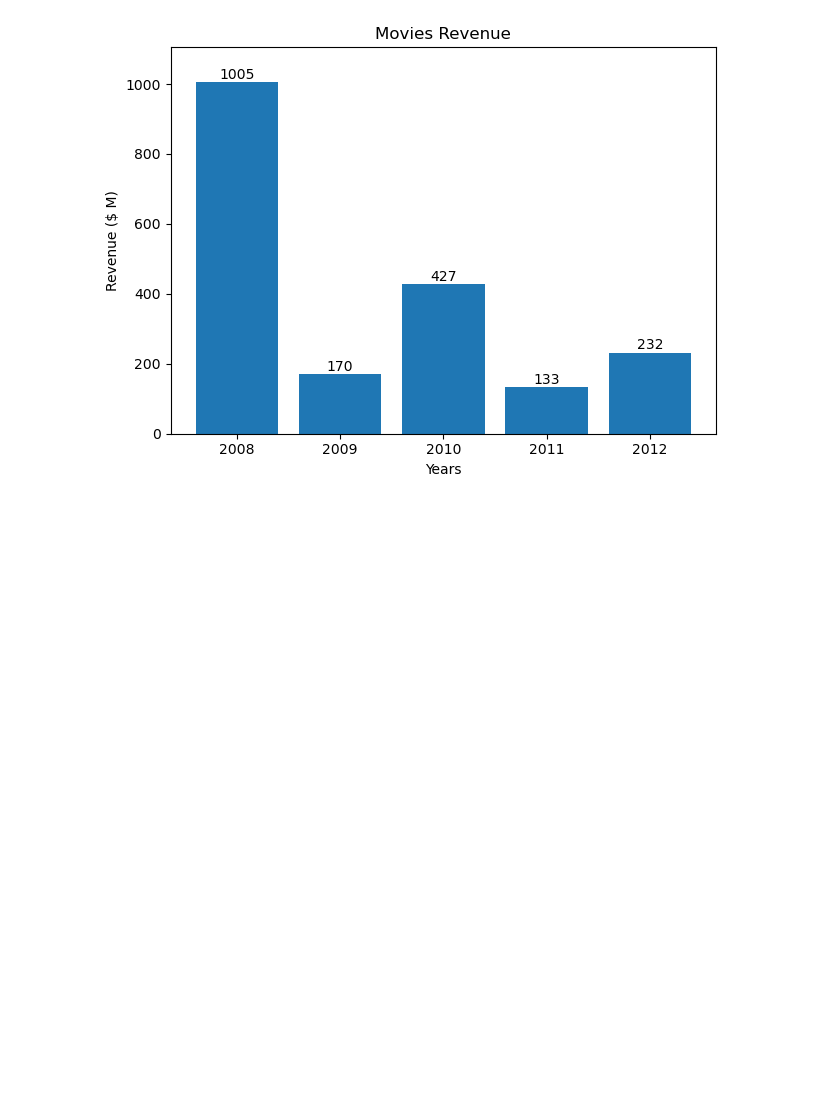
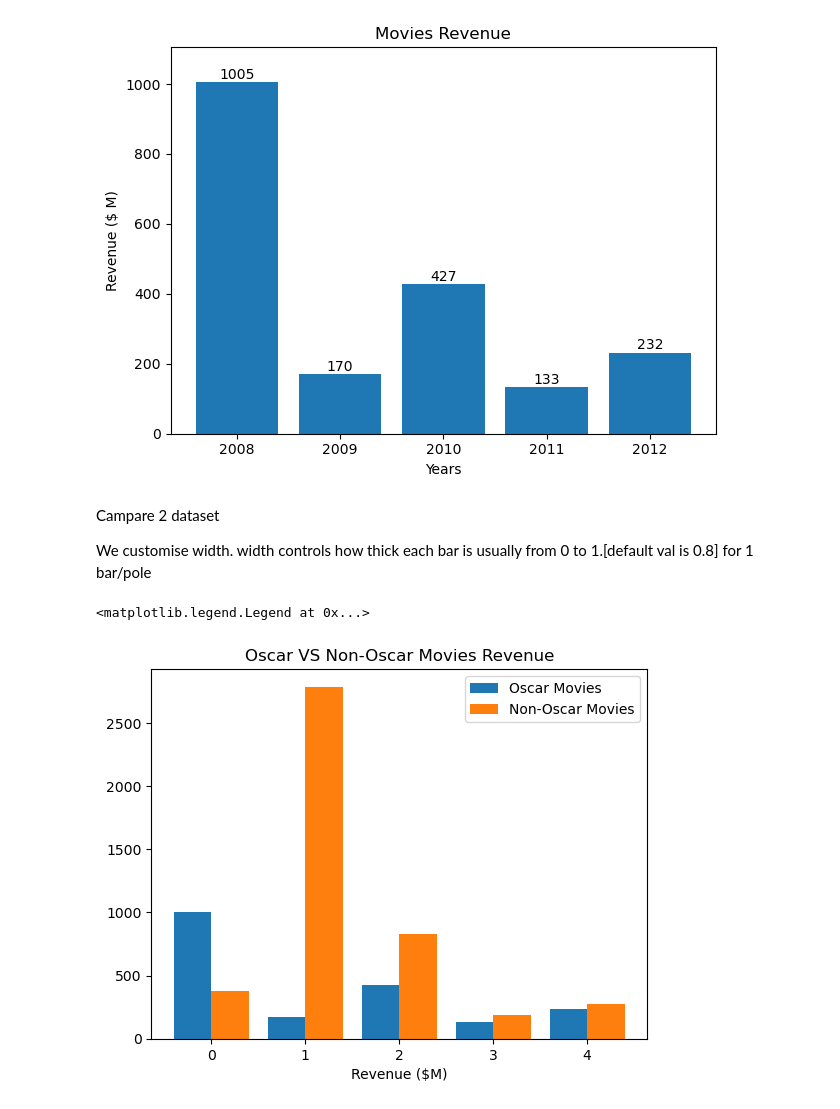
Before and after one commit to Avinashsteggihalli/ApnaCollege_AI_ML, a Jupyter notebook: Data/Data Visualization/matplotlib_me.ipynb, the cells around one changed output. Saved outputs shown, nothing was run; the diff lists cells and outputs as text; code cells hidden in the pictures; blank space fills up the shorter version.

```diff
--- a/Data/Data Visualization/matplotlib_me.ipynb
+++ b/Data/Data Visualization/matplotlib_me.ipynb
@@ -198,3 +198,37 @@ plt.ylim(0, max(oscar_revenue)+100)
 # %% [output]
 (0.0, 1105.0)
 [figure]
+# %% [markdown]
+Campare 2 dataset
+
+We customise width. width controls how thick each bar is usually from 0 to 1.[default val is 0.8] for 1 bar/pole
+# %%
+import numpy as np
+
+oscar_movies = [
+    "The Dark Knight",
+    "The Hurt Locker",
+    "The King's Speech",
+    "The Artist",
+    "Argo"
+]
+
+oscar_revenue = [1005, 170, 427, 133, 232] # in $M
+
+non_oscar_movies = ["Slumdog Millionaire", "Avatar", "Inception", "Hugo", "Lincoln"]
+non_oscar_revenue = [378, 2788, 829, 185, 275] # in $M
+
+years = [2008, 2009, 2010, 2011, 2012]
+
+x = np.arange(len(years))
+width = 0.4 # minimun
+
+plt.bar(x-width/2, oscar_revenue, width, label="Oscar Movies") # shift to left
+plt.bar(x+width/2, non_oscar_revenue, width, label="Non-Oscar Movies") # shift to right
+plt.title("Oscar VS Non-Oscar Movies Revenue")
+plt.xlabel("Year")
+plt.xlabel("Revenue ($M)")
+plt.legend()
+# %% [output]
+<matplotlib.legend.Legend at 0x...>
+[figure, added]
```
Also changed, not shown: parts of 31 cells of this notebook, 1 other file.
